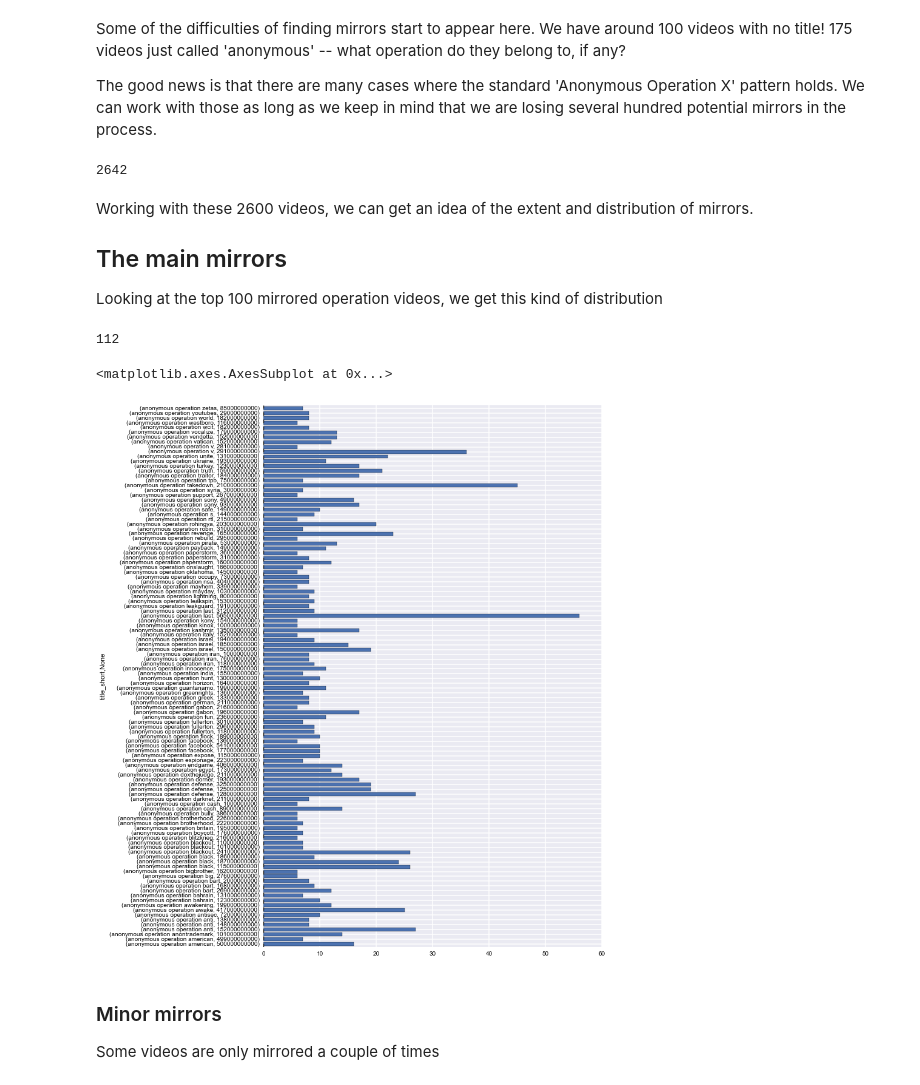
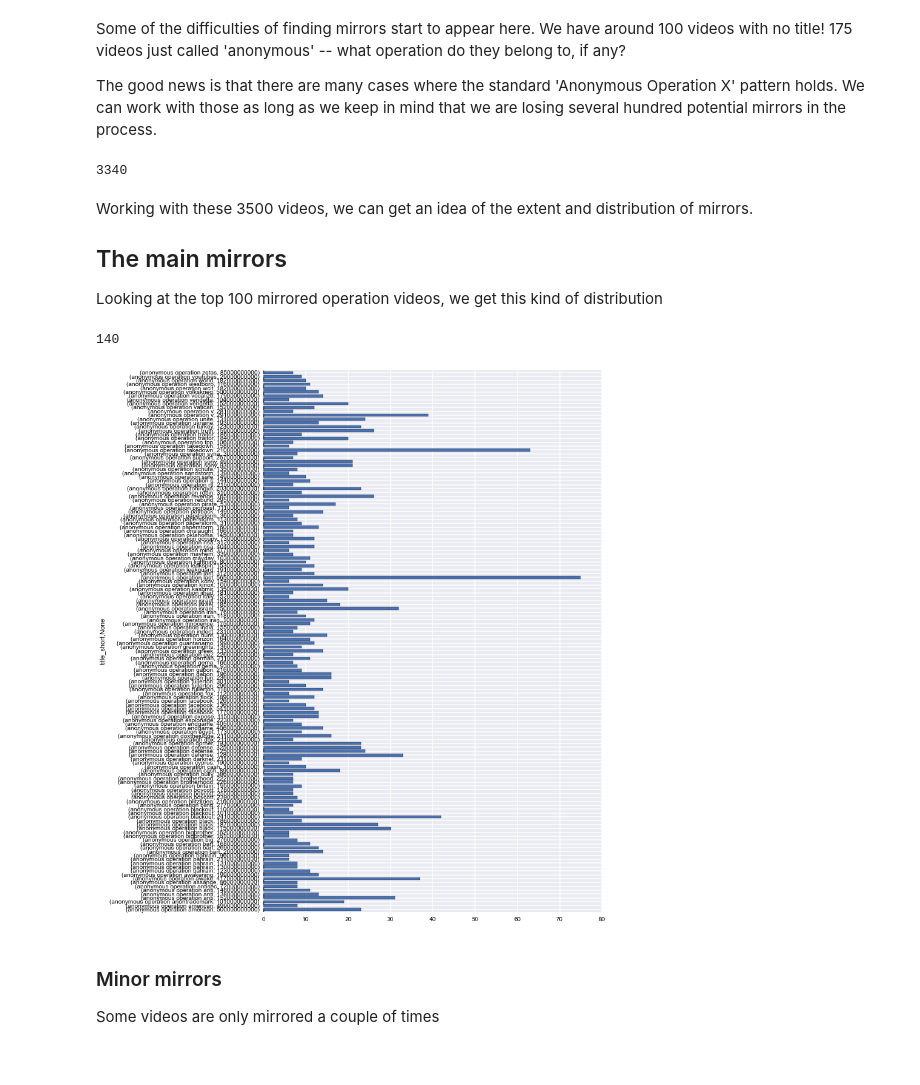
Before and after one commit to rian39/mirroring, a Jupyter notebook: Operations_data.ipynb, the cells around one changed output. Drawn from its saved outputs; the diff is of its cells as text; code cells hidden in the pictures.

Commit message:
rerunning queries with longer operation list

```diff
--- a/Operations_data.ipynb
+++ b/Operations_data.ipynb
@@ -214,25 +212,26 @@ Some of the difficulties of finding mirrors start to appear here. We have around
 
 The good news is that there are many cases where the standard 'Anonymous Operation X' pattern holds. We can work with those as long as we keep in mind that we are losing several hundred potential mirrors in the process.
 # %%
-ops_cl = title_clean_operations(ops)
-ops_cl = yt.format_durations(ops_cl)
+
+ops_cl = yt.format_durations(ops_df)
 ti_du = ops_cl.groupby('title_short')['duration_time'].value_counts()
 print(ti_du.sum())
 # %% [output]
-2642
+3340
 # %% [markdown]
-Working with these 2600 videos, we can get an idea of the extent and distribution of mirrors.
+Working with these 3500 videos, we can get an idea of the extent and distribution of mirrors.
 
 ## The main mirrors
 
 Looking at the top 100 mirrored operation videos, we get this kind of distribution
 # %%
+f= plt.figure(figsize=(10,16))
 print(len(ti_du[ti_du>5]))
-ti_du[ti_du>5].plot(kind='barh',figsize=(10,16))
+ti_du[ti_du>5].plot(kind='barh',figure = f)
+f.set_label('Number of mirrors for main operations')
 # %% [output]
-112
+140
-<matplotlib.axes.AxesSubplot at 0x...>
-[figure, old version]
+[figure, new version]
 # %% [markdown]
 ### Minor mirrors
 
```
Also changed, not shown: parts of 19 cells of this notebook, 12 other files.
